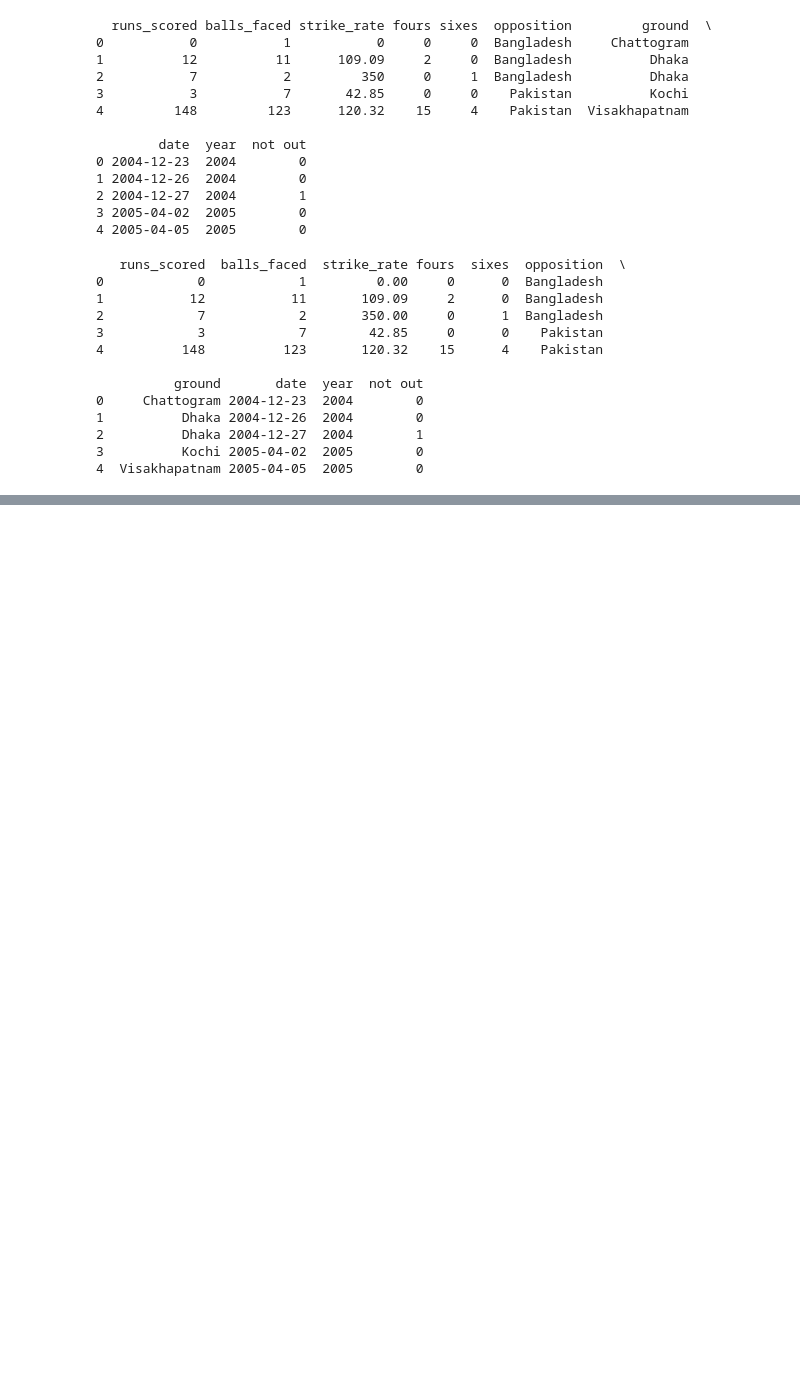
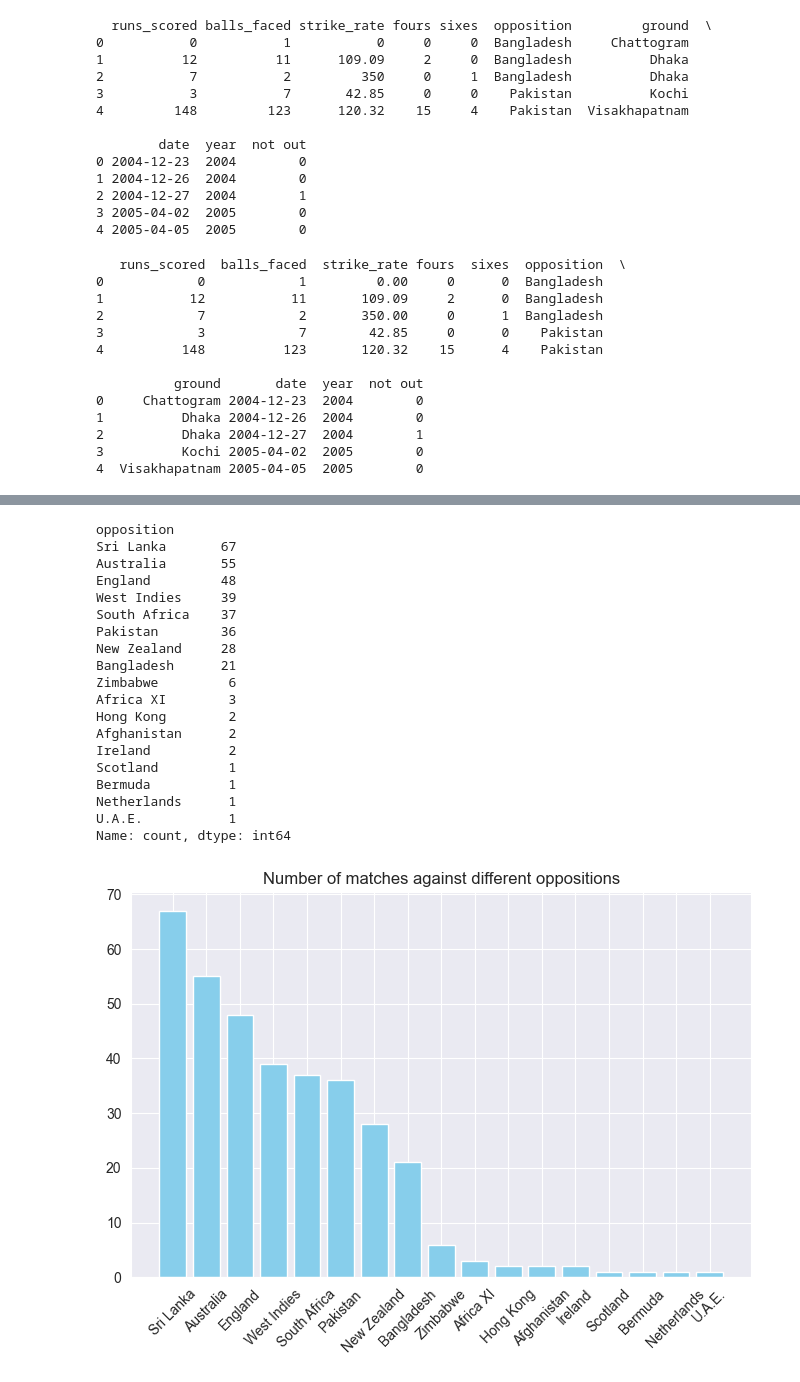
Before and after one commit to Learner0197/Programming_Practice, a Jupyter notebook: DataAnalytics/Day2/Theory.ipynb, the cells around one changed output, grey strips where cells are left out. Cells and saved outputs as stored; diff of their text form; code cells hidden in the pictures; blank space fills up the shorter version.

```diff
--- a/DataAnalytics/Day2/Theory.ipynb
+++ b/DataAnalytics/Day2/Theory.ipynb
@@ -316,0 +353,31 @@ print(df_new.head())
+# %%
+#Matches against different oppositions(Matplotlib plotting)
+import matplotlib.pyplot as plt
+opposition_counts=df['opposition'].value_counts()
+print(opposition_counts)
+plt.figure(figsize=[8,5])
+plt.bar(opposition_counts.index,opposition_counts.values,color='skyblue')
+plt.title('Number of matches against different oppositions')
+plt.xticks(rotation=45)
+plt.show()
+# %% [output]
+opposition
+Sri Lanka       67
+Australia       55
+England         48
+West Indies     39
+South Africa    37
+Pakistan        36
+New Zealand     28
+Bangladesh      21
+Zimbabwe         6
+Africa XI        3
+Hong Kong        2
+Afghanistan      2
+Ireland          2
+Scotland         1
+Bermuda          1
+Netherlands      1
+U.A.E.           1
+Name: count, dtype: int64
+[figure, added]
```
Also changed, not shown: parts of 52 cells of this notebook, 27 other files.
